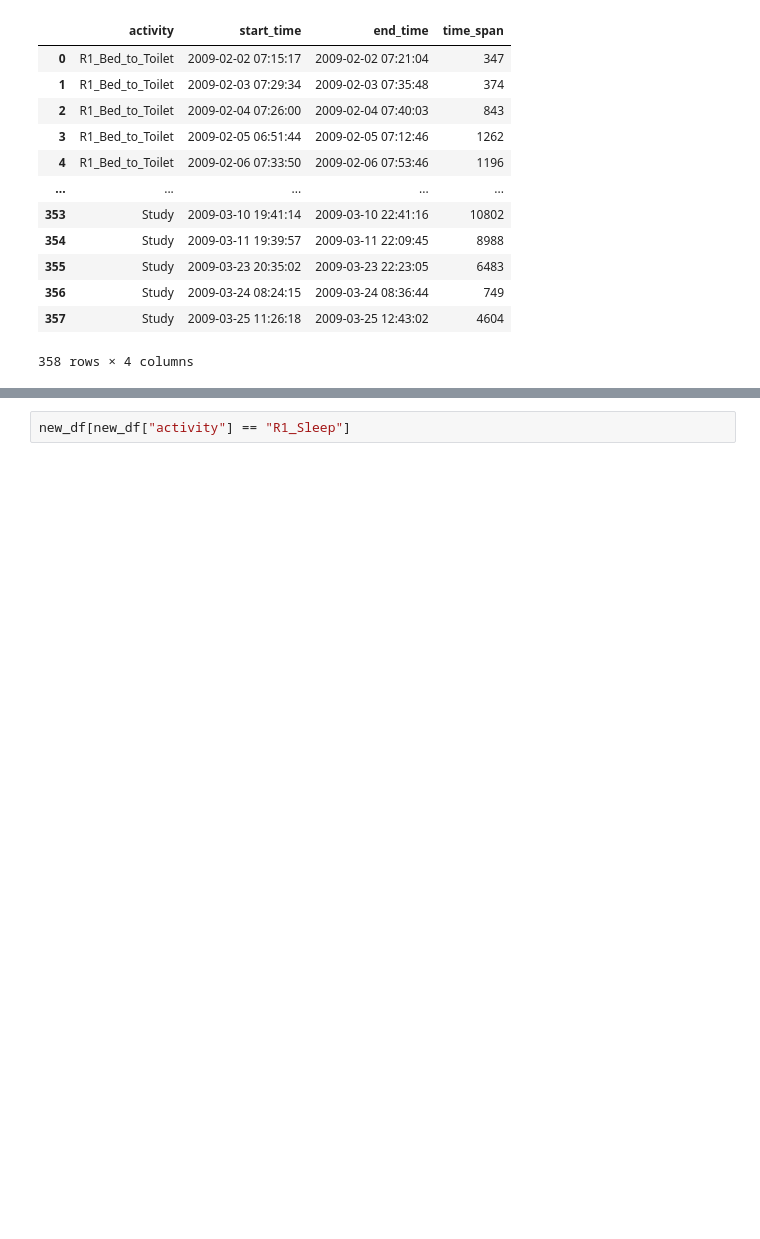
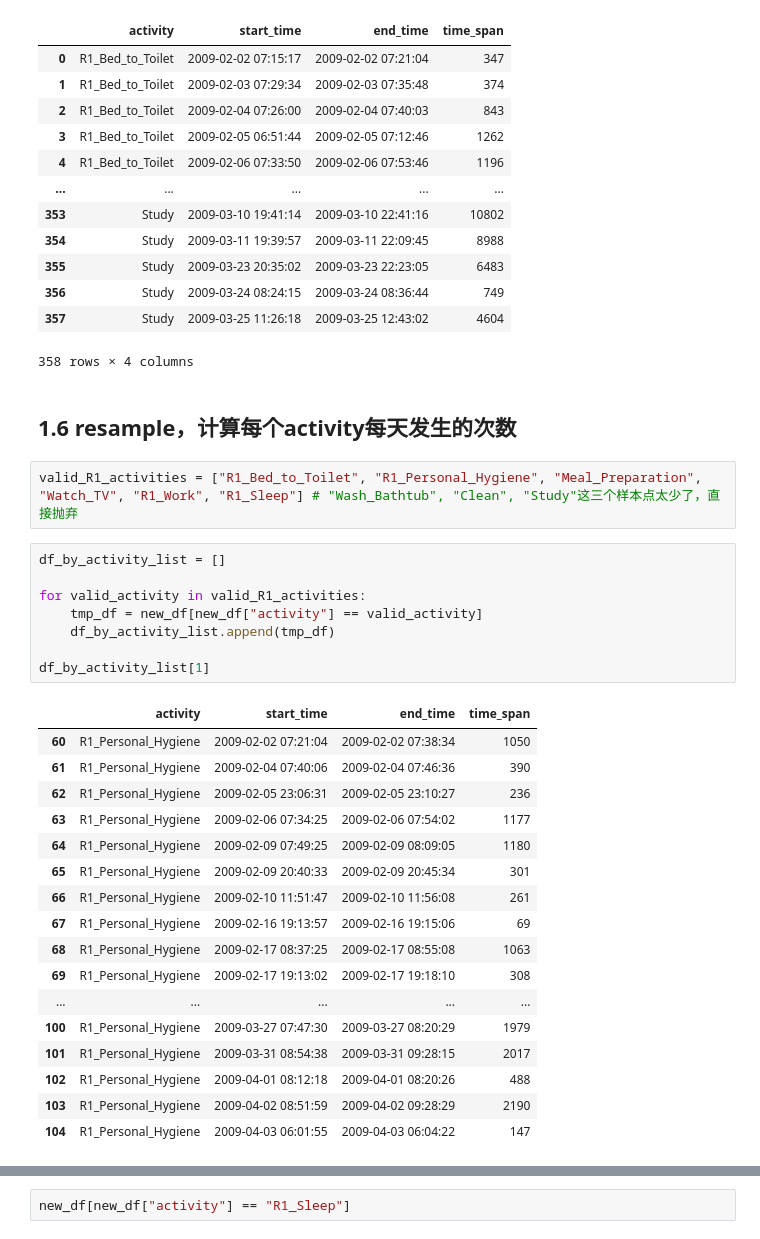
Before and after one commit to wendiganyu/IOTPhase2, a Jupyter notebook: ActivityStatisticsAndForecast.ipynb, the cells around one changed output, grey strips where cells are left out. Saved outputs shown, nothing was run; the diff lists cells and outputs as text; blank space fills up the shorter version.

```diff
--- a/ActivityStatisticsAndForecast.ipynb
+++ b/ActivityStatisticsAndForecast.ipynb
@@ -217,3 +217,33 @@ new_df
 | 356 | Study | 2009-03-24 08:24:15 | 2009-03-24 08:36:44 | 749 |
 | 357 | Study | 2009-03-25 11:26:18 | 2009-03-25 12:43:02 | 4604 |
 358 rows × 4 columns
+# %% [markdown]
+## 1.6 resample，计算每个activity每天发生的次数
+# %%
+valid_R1_activities = ["R1_Bed_to_Toilet", "R1_Personal_Hygiene", "Meal_Preparation", "Watch_TV", "R1_Work", "R1_Sleep"] # "Wash_Bathtub", "Clean", "Study"这三个样本点太少了，直接抛弃
+# %%
+df_by_activity_list = []
+
+for valid_activity in valid_R1_activities:
+    tmp_df = new_df[new_df["activity"] == valid_activity]
+    df_by_activity_list.append(tmp_df)
+
+df_by_activity_list[1]
+# %% [output]
+|  | activity | start_time | end_time | time_span |
+| 60 | R1_Personal_Hygiene | 2009-02-02 07:21:04 | 2009-02-02 07:38:34 | 1050 |
+| 61 | R1_Personal_Hygiene | 2009-02-04 07:40:06 | 2009-02-04 07:46:36 | 390 |
+| 62 | R1_Personal_Hygiene | 2009-02-05 23:06:31 | 2009-02-05 23:10:27 | 236 |
+| 63 | R1_Personal_Hygiene | 2009-02-06 07:34:25 | 2009-02-06 07:54:02 | 1177 |
+| 64 | R1_Personal_Hygiene | 2009-02-09 07:49:25 | 2009-02-09 08:09:05 | 1180 |
+| 65 | R1_Personal_Hygiene | 2009-02-09 20:40:33 | 2009-02-09 20:45:34 | 301 |
+| 66 | R1_Personal_Hygiene | 2009-02-10 11:51:47 | 2009-02-10 11:56:08 | 261 |
+| 67 | R1_Personal_Hygiene | 2009-02-16 19:13:57 | 2009-02-16 19:15:06 | 69 |
+| 68 | R1_Personal_Hygiene | 2009-02-17 08:37:25 | 2009-02-17 08:55:08 | 1063 |
+| 69 | R1_Personal_Hygiene | 2009-02-17 19:13:02 | 2009-02-17 19:18:10 | 308 |
+| ... | ... | ... | ... | ... |
+| 100 | R1_Personal_Hygiene | 2009-03-27 07:47:30 | 2009-03-27 08:20:29 | 1979 |
+| 101 | R1_Personal_Hygiene | 2009-03-31 08:54:38 | 2009-03-31 09:28:15 | 2017 |
+| 102 | R1_Personal_Hygiene | 2009-04-01 08:12:18 | 2009-04-01 08:20:26 | 488 |
+| 103 | R1_Personal_Hygiene | 2009-04-02 08:51:59 | 2009-04-02 09:28:29 | 2190 |
+| 104 | R1_Personal_Hygiene | 2009-04-03 06:01:55 | 2009-04-03 06:04:22 | 147 |
```
Also changed, not shown: parts of 3 cells of this notebook.
